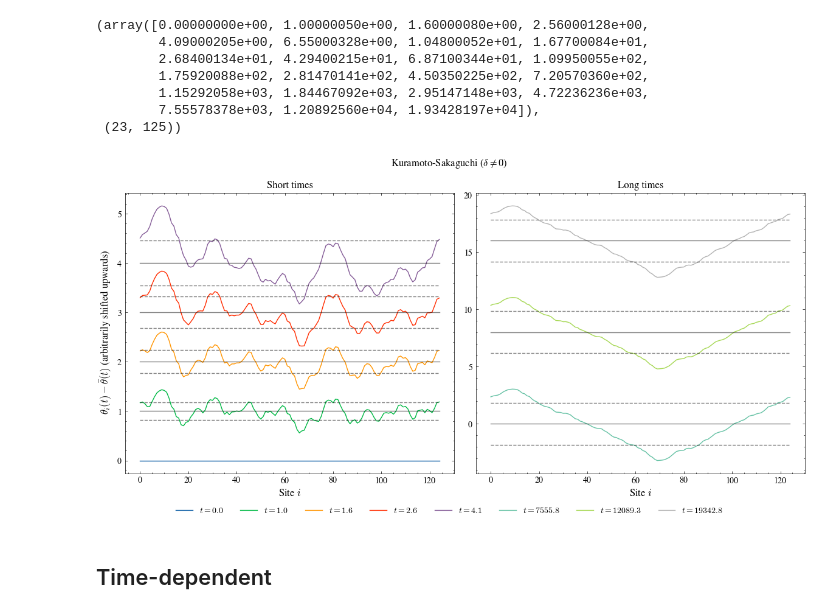
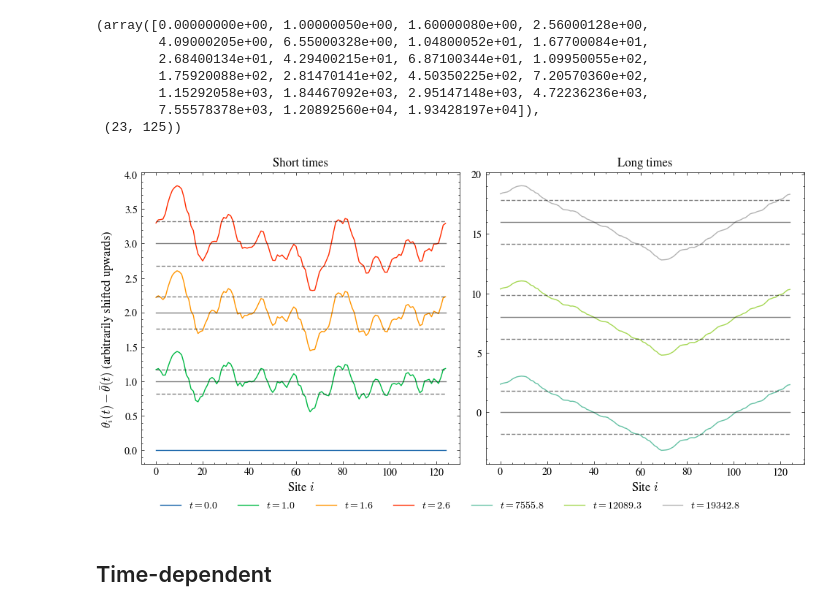
Before and after one commit to goznalo-git/RoughKuramoto, a Jupyter notebook: Notebooks_1D/1-Kuramoto-Sakaguchi.ipynb, the cells around one changed output. Cells and saved outputs as stored; diff of their text form; code cells hidden in the pictures.

```diff
--- a/Notebooks_1D/1-Kuramoto-Sakaguchi.ipynb
+++ b/Notebooks_1D/1-Kuramoto-Sakaguchi.ipynb
@@ -40,14 +40,14 @@ t, phases.shape
         7.55578378e+03, 1.20892560e+04, 1.93428197e+04]),
  (23, 125))
 # %%
-fig, ax = plt.subplots(1, 2, figsize=(12,6))
-fig.suptitle(r"Kuramoto-Sakaguchi ($\delta = 0$)")
+fig, ax = plt.subplots(1, 2, figsize=(10,5))
+# fig.suptitle(r"Kuramoto-Sakaguchi ($\delta = 0$)")
 fig.supylabel(r"$\theta_i(t) - \bar{\theta}(t)$ (arbitrarily shifted upwards)")
 ax[0].set_xlabel(r"Site $i$", fontsize=12)
 ax[1].set_xlabel(r"Site $i$", fontsize=12)
 
 ax[0].set_title("Short times")
-for ti, displace in zip([0,1,2,3,4], [0,1,2,3,4]):
+for ti, displace in zip([0,1,2,3], [0,0.5,1,1.5]):
     ax[0].plot(range(L), phases[ti,:] + displace - np.mean(phases[ti,:]), label=f"$t={np.round(t[ti],1)}$")
     if ti != 0:
         ax[0].plot(range(L), L * [displace], color="k", alpha=0.5)
@@ -108,43 +108,43 @@ t, phases.shape
         7.55578378e+03, 1.20892560e+04, 1.93428197e+04]),
  (23, 125))
 # %%
-fig, ax = plt.subplots(1, 2, figsize=(12,6))
-fig.suptitle(r"Kuramoto-Sakaguchi ($\delta \neq 0$)")
+fig, ax = plt.subplots(1, 2, figsize=(10,5))
+# fig.suptitle(r"Kuramoto-Sakaguchi ($\delta \neq 0$)")
 fig.supylabel(r"$\theta_i(t) - \bar{\theta}(t)$ (arbitrarily shifted upwards)")
 ax[0].set_xlabel(r"Site $i$", fontsize=12)
 ax[1].set_xlabel(r"Site $i$", fontsize=12)
 
 ax[0].set_title("Short times")
-for ti, displace in zip([0,1,2,3,4], [0,1,2,3,4]):
+for ti, displace in zip([0,1,2,3], [0,1,2,3]):
     ax[0].plot(range(L), phases[ti,:] + displace - np.mean(phases[ti,:]), label=f"$t={np.round(t[ti],1)}$")
     if ti != 0:
         ax[0].plot(range(L), L * [displace], color="k", alpha=0.5)
         ax[0].plot(range(L), L * [np.std(phases[ti,:]) + displace], color="k", linestyle="--", alpha=0.5)
         ax[0].plot(range(L), L * [-np.std(phases[ti,:]) + displace], color="k", linestyle="--", alpha=0.5)
 
 ax[1].set_title("Long times")
 colors = plt.cm.Set2(np.linspace(0, 1, 3))  # different colors for subplot 2
 for (ti, displace), c in zip(zip([20,21,22], [0,8,16]), colors):
     ax[1].plot(range(L), phases[ti,:] + displace - np.mean(phases[ti,:]), color=c, label=f"$t={np.round(t[ti],1)}$")
     if ti != 0:
         ax[1].plot(range(L), L * [displace], color="k", alpha=0.5)
         ax[1].plot(range(L), L * [np.std(phases[ti,:]) + displace], color="k", linestyle="--", alpha=0.5)
         ax[1].plot(range(L), L * [-np.std(phases[ti,:]) + displace], color="k", linestyle="--", alpha=0.5)
 
 # one legend on the right (gather handles from both subplots)
 h0, l0 = ax[0].get_legend_handles_labels()
 h1, l1 = ax[1].get_legend_handles_labels()
 fig.legend(h0 + h1, l0 + l1,
            loc="lower center",
            bbox_to_anchor=(0.5, -0.02),   # push below the figure
            ncol=len(l0 + l1),             # or choose e.g. ncol=4
            frameon=False)
 
 # leave room at the bottom for the legend
 plt.tight_layout(rect=[0, 0.02, 1, 1])     # increase 0.08 if needed
 plt.savefig("Figures/PhaseSnapshots/Columnar-Sakaguchi.png", dpi=300)
 # %% [output]
-[figure, old version]
+[figure, new version]
 # %% [markdown]
 ## Time-dependent
 # %% [markdown]
```
Also changed, not shown: parts of 3 cells of this notebook, 9 other files.
